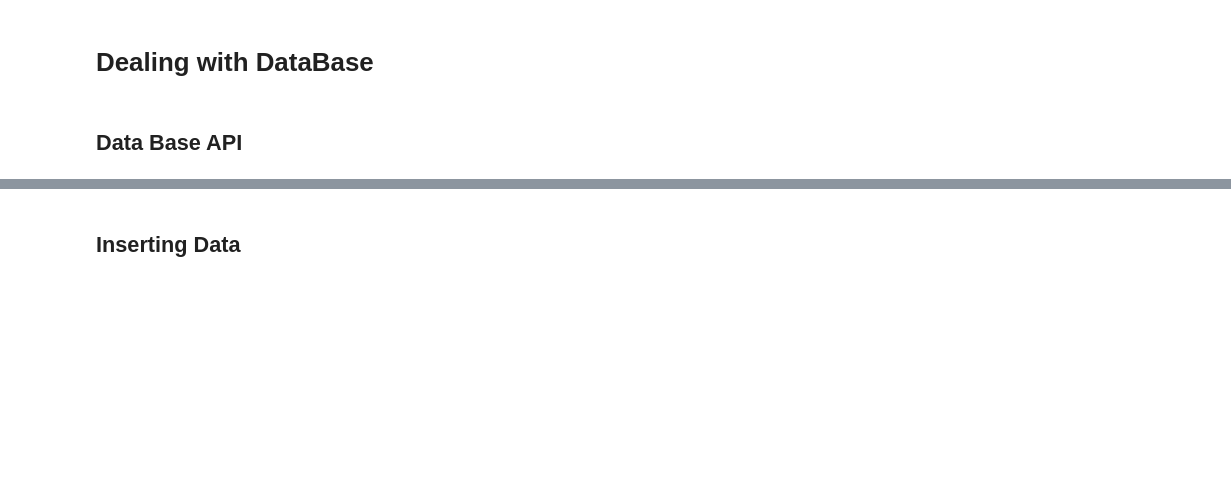
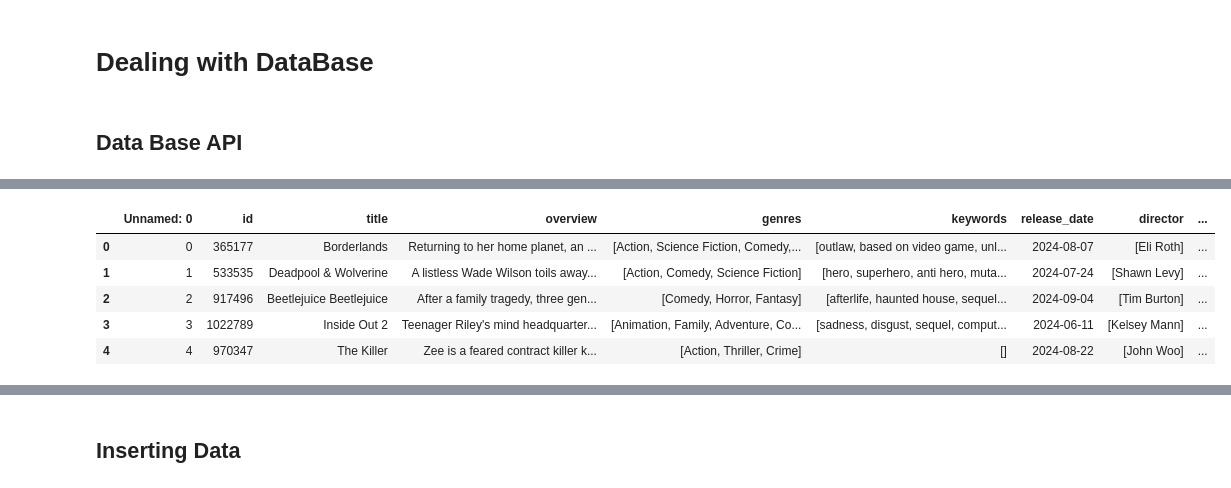
Before and after one commit to safwatyasser26/EchoFlick, a Jupyter notebook: imdb_movies/version_0_02_model.ipynb, the cells around one changed output, grey strips where cells are left out. Saved outputs shown, nothing was run; the diff lists cells and outputs as text; code cells hidden in the pictures; blank space fills up the shorter version.

```diff
--- a/imdb_movies/version_0_02_model.ipynb
+++ b/imdb_movies/version_0_02_model.ipynb
@@ -386,0 +395,12 @@ df_2.to_csv('movies_df.csv')
+# %%
+for col in ['genres','keywords','director','director_popularity']:
+    movies_df[col] = movies_df[col].apply(lambda x: x.replace("[","").replace("]","").replace("'","").split(","))
+# %%
+movies_df.head()
+# %% [output]
+|  | Unnamed: 0 | id | title | overview | genres | keywords | release_date | director | ... |
+| 0 | 0 | 365177 | Borderlands | Returning to her home planet, an ... | [Action, Science Fiction, Comedy,... | [outlaw, based on video game, unl... | 2024-08-07 | [Eli Roth] | ... |
+| 1 | 1 | 533535 | Deadpool & Wolverine | A listless Wade Wilson toils away... | [Action, Comedy, Science Fiction] | [hero, superhero, anti hero, muta... | 2024-07-24 | [Shawn Levy] | ... |
+| 2 | 2 | 917496 | Beetlejuice Beetlejuice | After a family tragedy, three gen... | [Comedy, Horror, Fantasy] | [afterlife, haunted house, sequel... | 2024-09-04 | [Tim Burton] | ... |
+| 3 | 3 | 1022789 | Inside Out 2 | Teenager Riley's mind headquarter... | [Animation, Family, Adventure, Co... | [sadness, disgust, sequel, comput... | 2024-06-11 | [Kelsey Mann] | ... |
+| 4 | 4 | 970347 | The Killer | Zee is a feared contract killer k... | [Action, Thriller, Crime] | [] | 2024-08-22 | [John Woo] | ... |
```
Also changed, not shown: parts of 44 cells of this notebook.
